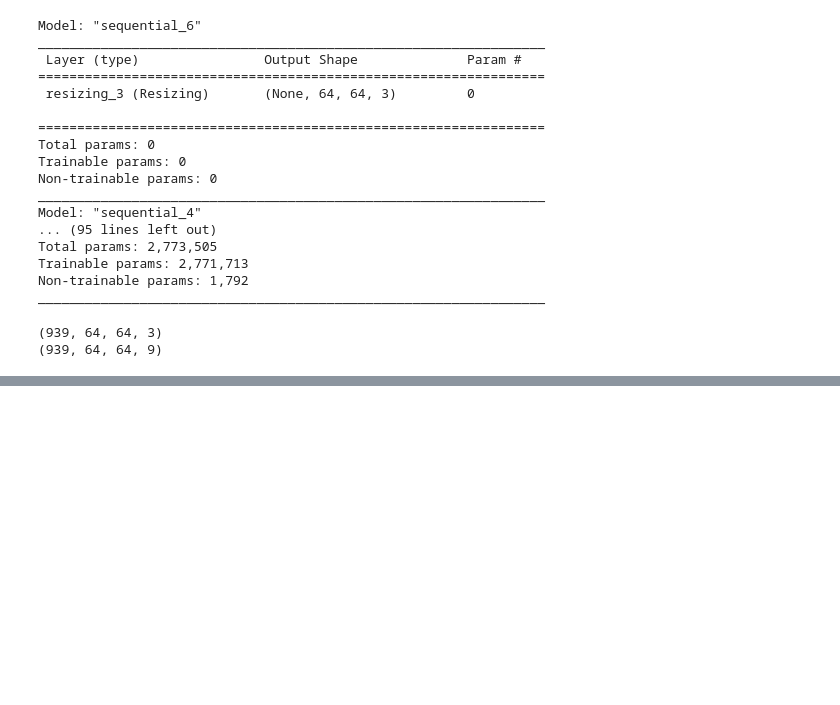
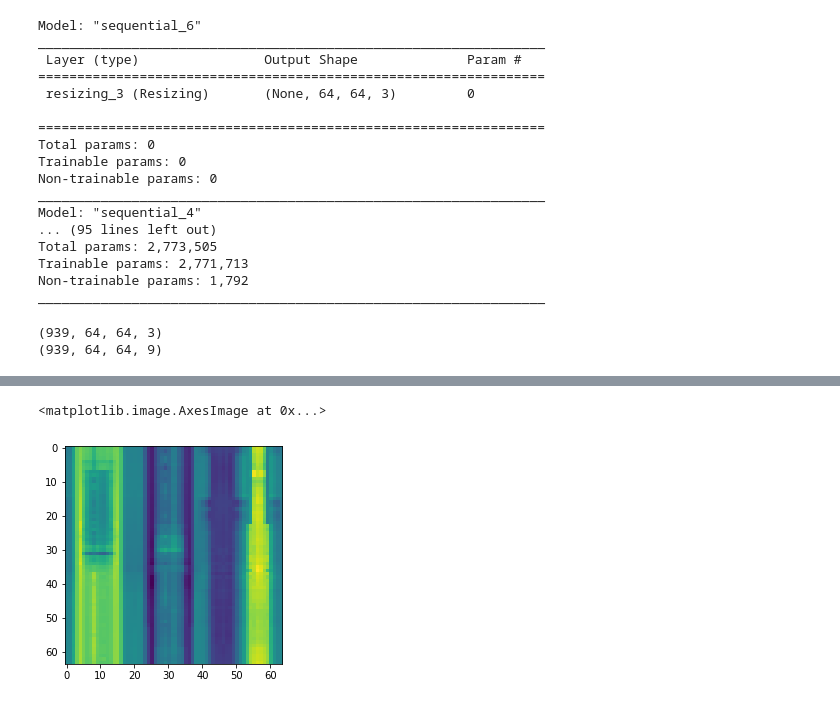
Before and after one commit to omriak/omri_project_files, a Jupyter notebook: training_colab.ipynb, the cells around one changed output, grey strips where cells are left out. Saved outputs shown, nothing was run; the diff lists cells and outputs as text; code cells hidden in the pictures; blank space fills up the shorter version.

```diff
--- a/training_colab.ipynb
+++ b/training_colab.ipynb
@@ -287,0 +311,5 @@ Epoch 22, gen loss=2.260711908340454,disc loss=0.7047123312950134, 0:00:09.55
+# %%
+plt.imshow(training_data_r[0, :, :, 0])
+# %% [output]
+<matplotlib.image.AxesImage at 0x...>
+[figure, added]
```
Also changed, not shown: parts of 5 cells of this notebook.
